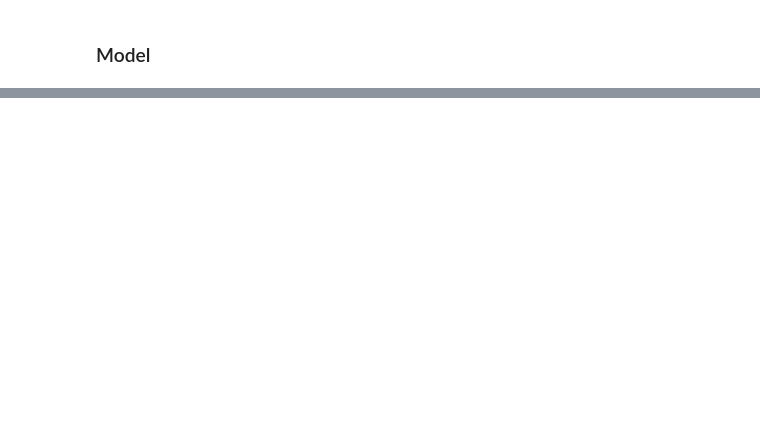
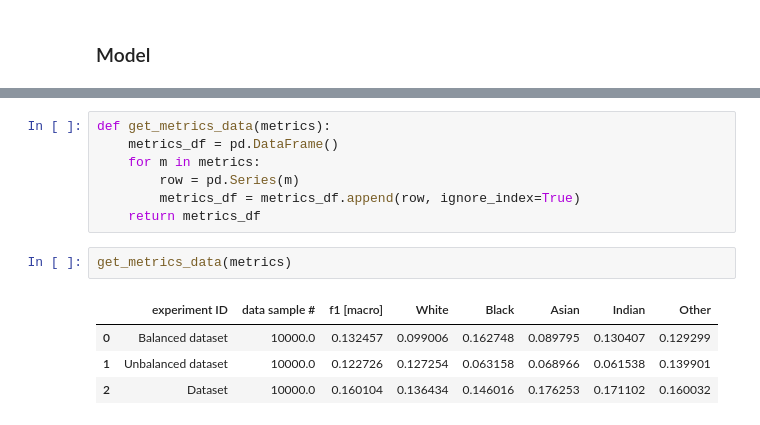
Before and after one commit to Roy160398/-Z-Fed---A-ZKP-Federated-Framework-to-Support-Balanced-Learning, a Jupyter notebook: age-recognition.ipynb, the cells around one changed output, grey strips where cells are left out. Cells and saved outputs as stored; diff of their text form; blank space fills up the shorter version.

```diff
--- a/age-recognition.ipynb
+++ b/age-recognition.ipynb
@@ -328,0 +295,14 @@ evaluate_all_ethnicities(unbalanced_df, y_test_unbalanced, ada_sgd_unbalanced, T
+# %%
+def get_metrics_data(metrics):
+    metrics_df = pd.DataFrame()
+    for m in metrics:
+        row = pd.Series(m)
+        metrics_df = metrics_df.append(row, ignore_index=True)
+    return metrics_df
+# %%
+get_metrics_data(metrics)
+# %% [output]
+|  | experiment ID | data sample # | f1 [macro] | White | Black | Asian | Indian | Other |
+| 0 | Balanced dataset | 10000.0 | 0.132457 | 0.099006 | 0.162748 | 0.089795 | 0.130407 | 0.129299 |
+| 1 | Unbalanced dataset | 10000.0 | 0.122726 | 0.127254 | 0.063158 | 0.068966 | 0.061538 | 0.139901 |
+| 2 | Dataset | 10000.0 | 0.160104 | 0.136434 | 0.146016 | 0.176253 | 0.171102 | 0.160032 |
```
Also changed, not shown: parts of 51 cells of this notebook, 2 other files.
